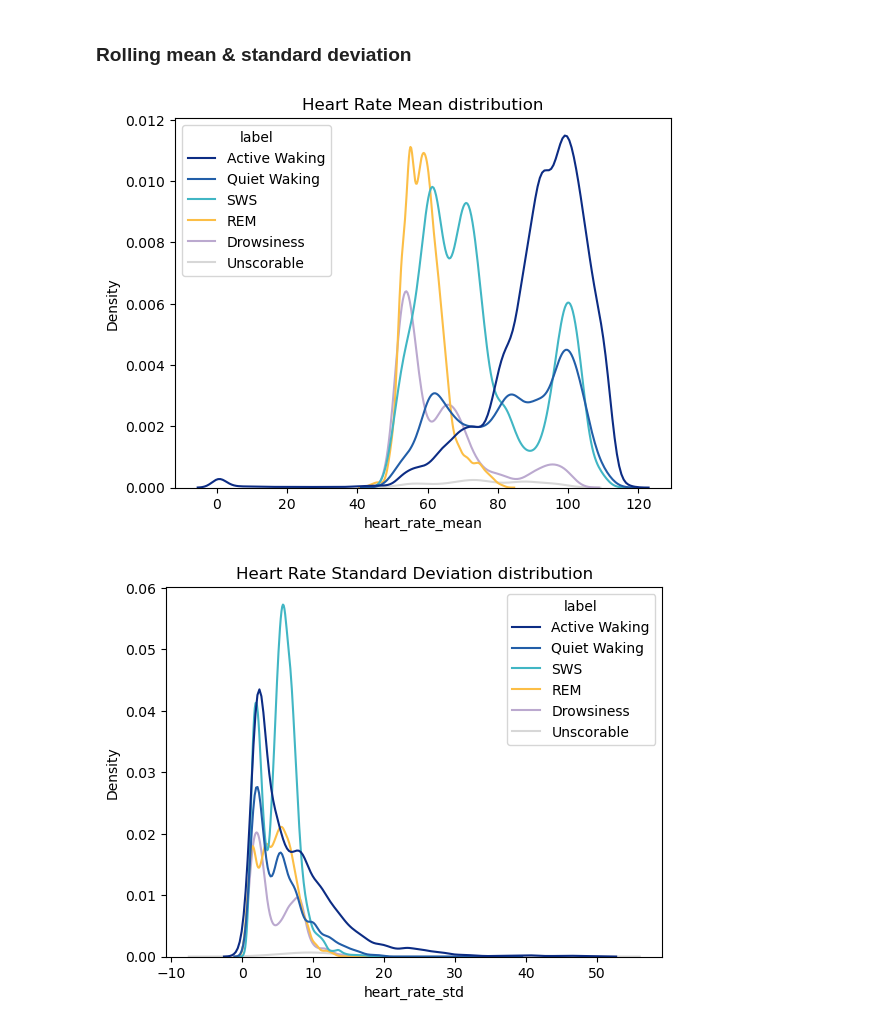
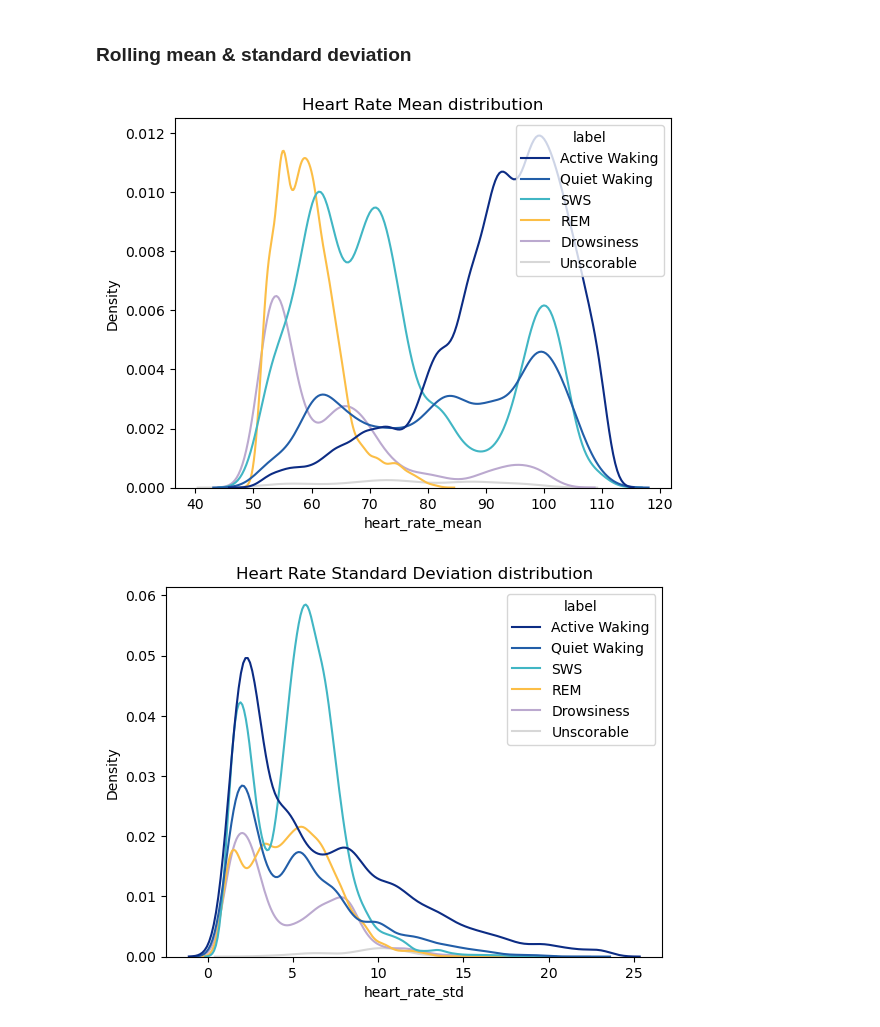
Before and after one commit to jmkendallbar/ecophys-ecoviz, a Jupyter notebook: notebooks/01_feature_extraction_v1.ipynb, the cells around one changed output. Cells and saved outputs as stored; diff of their text form; code cells hidden in the pictures.

```diff
--- a/notebooks/01_feature_extraction_v1.ipynb
+++ b/notebooks/01_feature_extraction_v1.ipynb
@@ -436,20 +434,20 @@ hr_mean, hr_std = get_rolling_mean_std(hr_data, 0, len(hr_data))
 # %%
 heart_rate_mean_with_labels = pd.DataFrame({
     'heart_rate_mean': hr_mean,
     'label': df['Simple.Sleep.Code'].iloc[:duration_seconds]
 }).dropna()
-sns.kdeplot(heart_rate_mean_with_labels, x='heart_rate_mean', hue='label', palette=label_colors)
-plt.title('Heart Rate Mean distribution')
+ax = plot_feature_density(heart_rate_mean_with_labels, 'heart_rate_mean', 'label',
+                          title='Heart Rate Mean distribution', filter_val=0.01)
 plt.show()
 # %% [output]
-[figure, old version]
+[figure, new version]
 # %%
 heart_rate_std_with_labels = pd.DataFrame({
     'heart_rate_std': hr_std,
     'label': df['Simple.Sleep.Code'].iloc[:duration_seconds]
 }).dropna()
-sns.kdeplot(heart_rate_std_with_labels, x='heart_rate_std', hue='label', palette=label_colors)
-plt.title('Heart Rate Standard Deviation distribution')
+ax = plot_feature_density(heart_rate_std_with_labels, 'heart_rate_std', 'label',
+                          title='Heart Rate Standard Deviation distribution', filter_val=0.01)
 plt.show()
 # %% [output]
-[figure, old version]
+[figure, new version]
```
Also changed, not shown: parts of 5 cells of this notebook, 11 other files.
